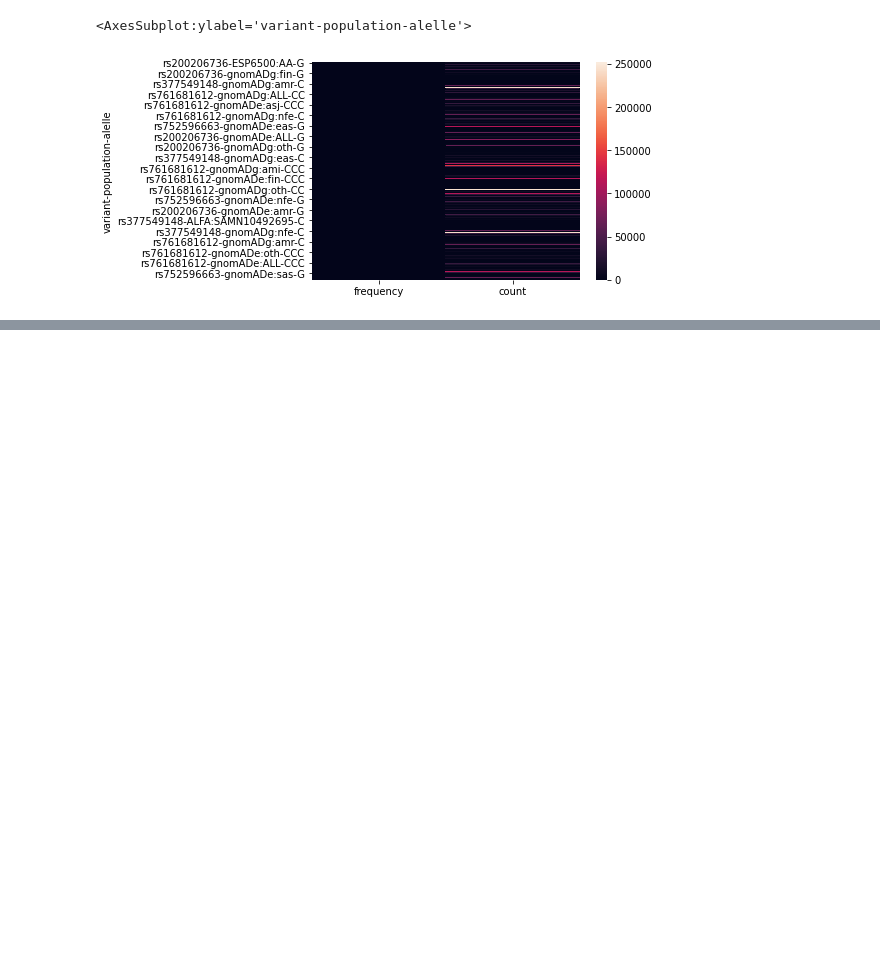
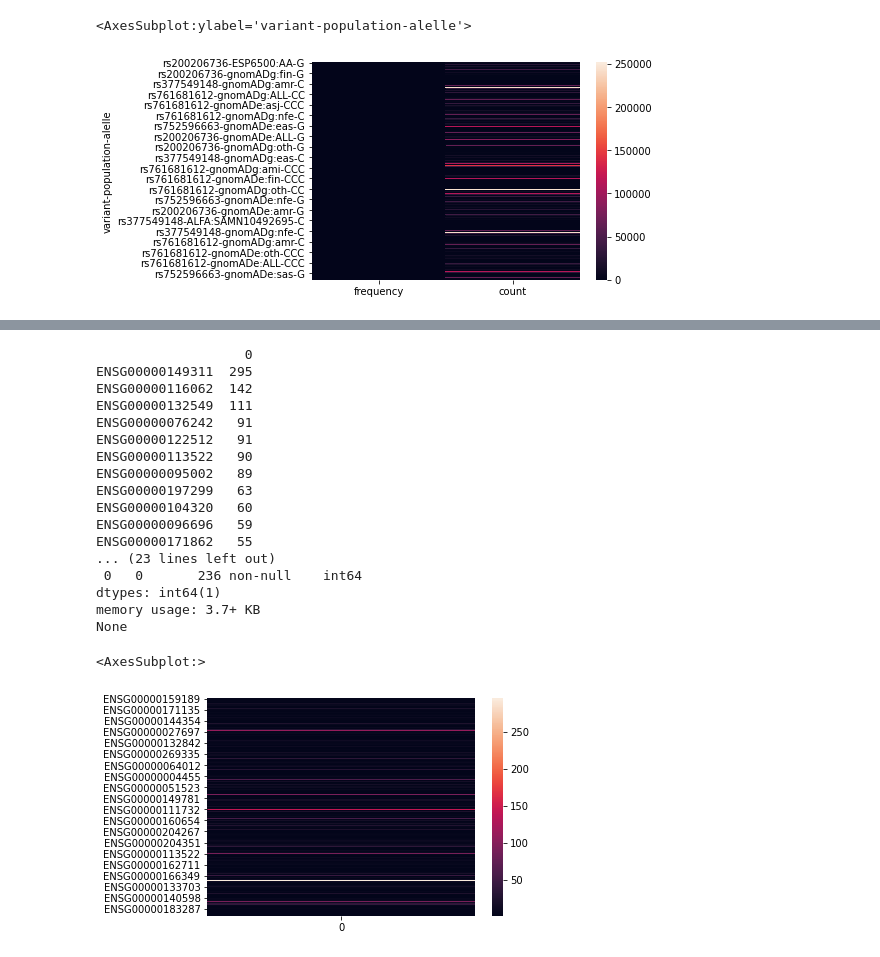
Before and after one commit to lgdc-ufpa/immunogenetic-applications-in-covid-19, a Jupyter notebook: sprint4_data_visualization/sprint4_2_data_visualizations/main.ipynb, the cells around one changed output, grey strips where cells are left out. Drawn from its saved outputs; the diff is of its cells as text; code cells hidden in the pictures; blank space fills up the shorter version.

```diff
--- a/sprint4_data_visualization/sprint4_2_data_visualizations/main.ipynb
+++ b/sprint4_data_visualization/sprint4_2_data_visualizations/main.ipynb
@@ -354,0 +397,8 @@ sns.heatmap(df_gen_var_pop_ale_indexed.loc['ENSG00000159189'])
+# %%
+# checking if the dataset is correct in number of genes -> OK
+df2 = pd.read_csv('input/output_2.csv', delimiter='>')
+print(len(df['gene'].unique()))
+print(len(pd.read_csv('input/output_2.csv', delimiter='>')['gene'].unique()))
+
+print(len(df2['gene'].unique()))
+print(len(df2.drop_duplicates(subset="gene", keep="first", inplace=False)['variant'].unique()))
@@ -354,0 +710,31 @@ sns.heatmap(df_gen_var_pop_ale_indexed.loc['ENSG00000159189'])
+# %%
+# heatmap 01: di_out to dataframe
+# n variants per gene
+df_out = pd.DataFrame.from_dict(data=di_out, orient='index')
+df_out_sorted = df_out.sort_values(by=[0], ascending=False)
+print(df_out_sorted.head(20))
+
+print(df_out.describe())
+print(df_out.info())
+
+sns.heatmap(df_out)
+# %% [output]
+                   0
+ENSG00000149311  295
+ENSG00000116062  142
+ENSG00000132549  111
+ENSG00000076242   91
+ENSG00000122512   91
+ENSG00000113522   90
+ENSG00000095002   89
+ENSG00000197299   63
+ENSG00000104320   60
+ENSG00000096696   59
+ENSG00000171862   55
+... (23 lines left out)
+ 0   0       236 non-null    int64
+dtypes: int64(1)
+memory usage: 3.7+ KB
+None
+<AxesSubplot:>
+[figure, added]
```
Also changed, not shown: parts of 14 cells of this notebook, 1 other file.
